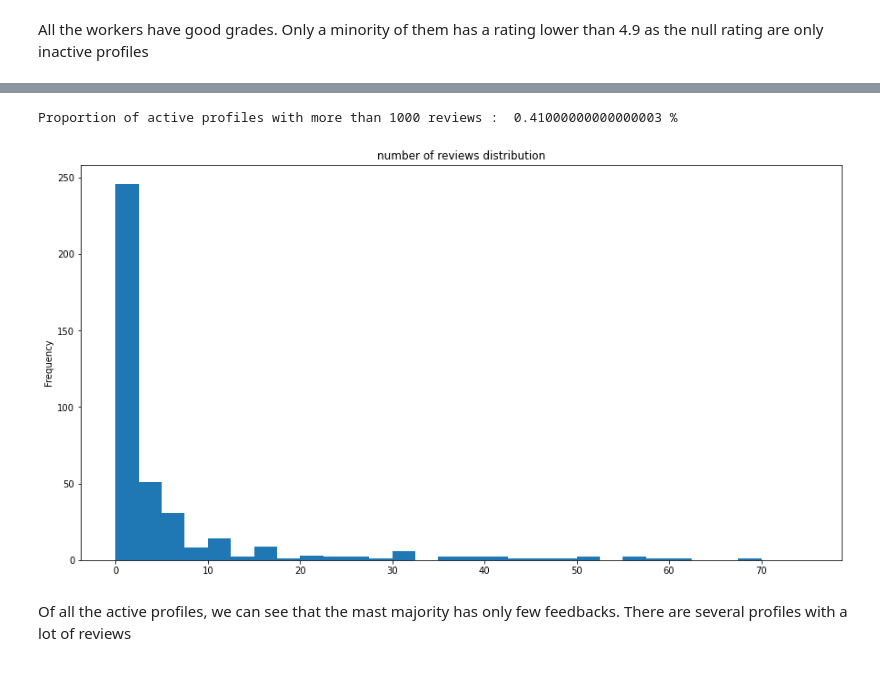
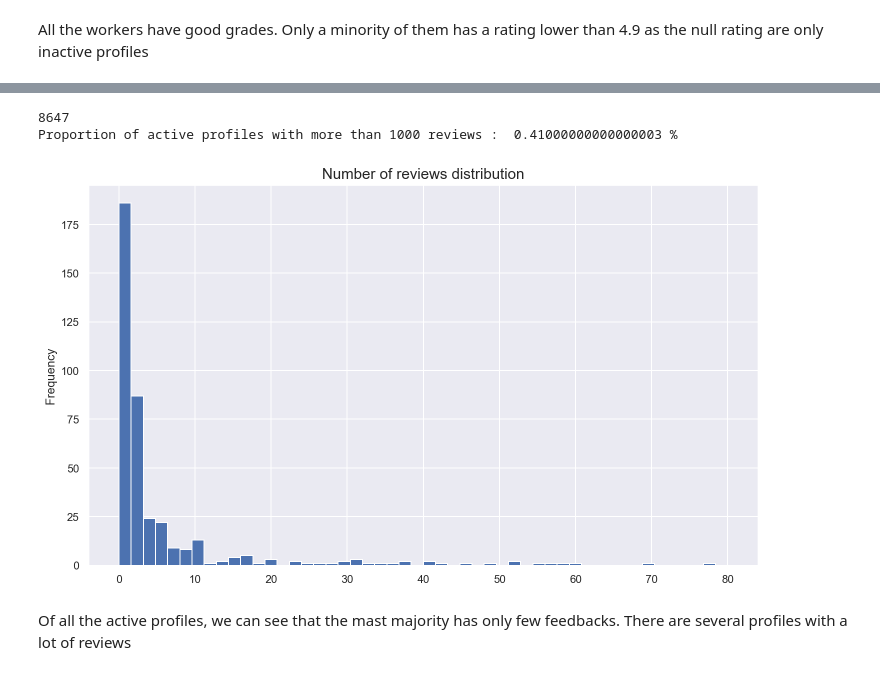
Before and after one commit to Victor-Manach/MODS207, a Jupyter notebook: Data_Analysis.ipynb, the cells around one changed output, grey strips where cells are left out. Saved outputs shown, nothing was run; the diff lists cells and outputs as text; code cells hidden in the pictures.

```diff
--- a/Data_Analysis.ipynb
+++ b/Data_Analysis.ipynb
@@ -6,6 +8,8 @@ import matplotlib.pyplot as plt
 import seaborn as sns
 from collections import Counter
 import re
+
+sns.set()
 # %%
 data = pd.read_csv('./data/panel_data_04_05.csv')
 # %%
@@ -88,14 +130,16 @@ Text(0.5, 1.0, 'score distribution')
 # %%
-figure = plt.figure(figsize=(15,8))
-
+figure = plt.figure(figsize=(12,7))
+plt.title('Number of reviews distribution', size=15)
 plt_reviews = data.loc[(0<data['nb_reviews'])].groupby('nb_reviews')['nb_reviews'].count()
-plt_reviews.plot(kind='hist', range = [0,75], bins = 30, title = "number of reviews distribution")
+plt_reviews.plot(kind='hist', range = [0,80], bins = 50)
+print(np.max(data['nb_reviews']))
 
 print("Proportion of active profiles with more than 1000 reviews : ", 100 *
       round(len(data.loc[(0<data['nb_reviews']) & (data['nb_reviews']>1000)]['nb_reviews'])/
             len(data.loc[(0<data['nb_reviews'])]['nb_reviews']),4), "%")
 # %% [output]
+8647
 Proportion of active profiles with more than 1000 reviews :  0.41000000000000003 %
-[figure, old version]
+[figure, new version]
 # %% [markdown]
 Of all the active profiles, we can see that the mast majority has only few feedbacks. There are several profiles with a lot of reviews
```
Also changed, not shown: parts of 14 cells of this notebook, 1 other file.
